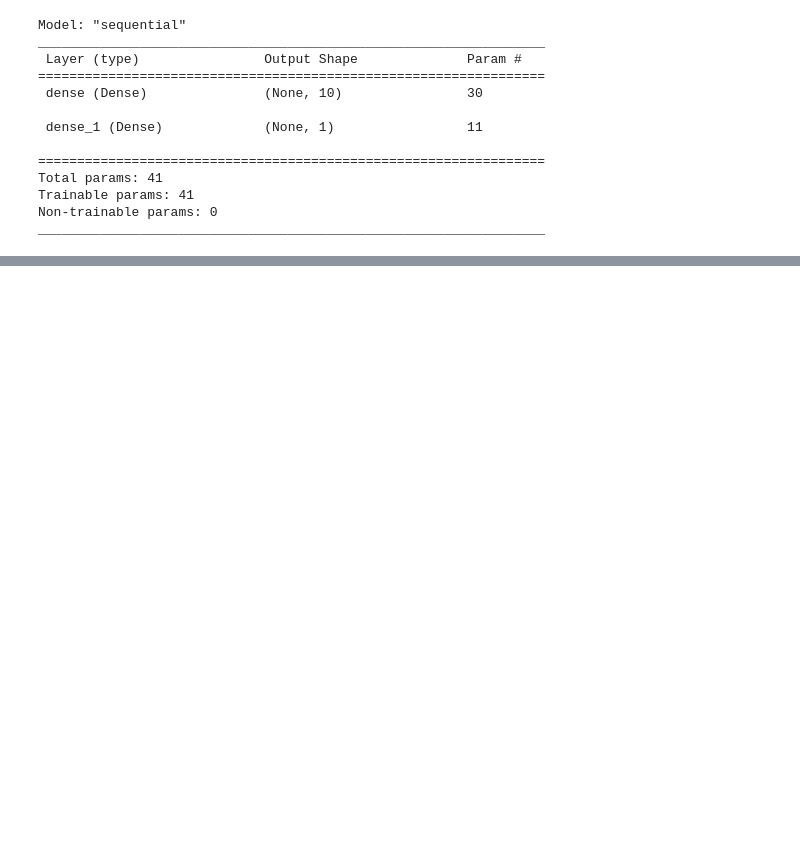
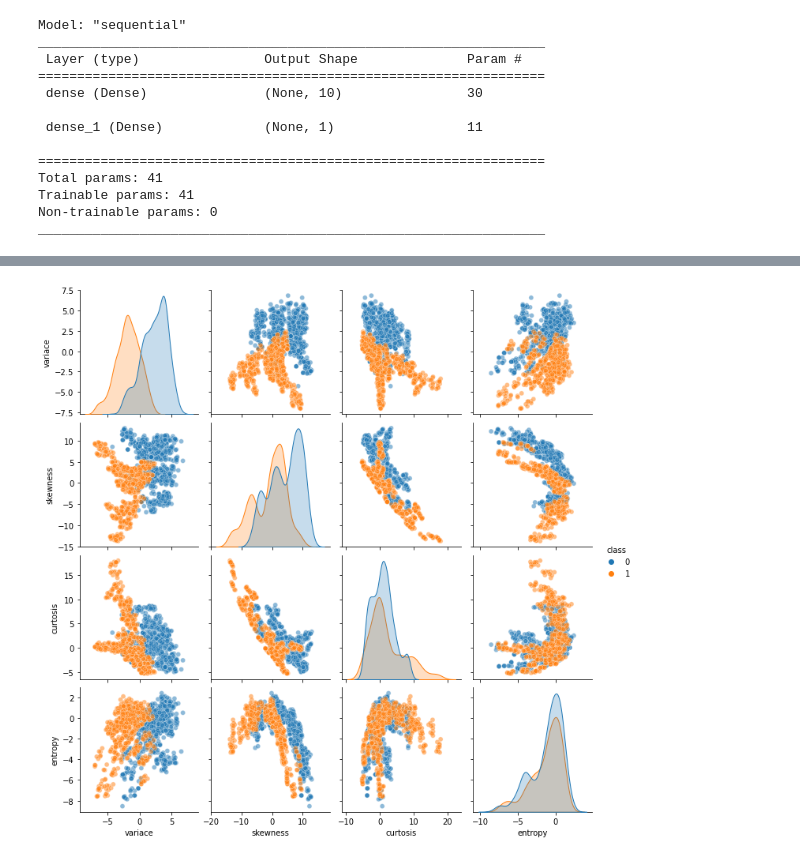
Before and after one commit to alipourmotlagh/DeepLearning, a Jupyter notebook: IntroDeeepLearning.ipynb, the cells around one changed output, grey strips where cells are left out. Saved outputs shown, nothing was run; the diff lists cells and outputs as text; code cells hidden in the pictures; blank space fills up the shorter version.

```diff
--- a/IntroDeeepLearning.ipynb
+++ b/IntroDeeepLearning.ipynb
@@ -32,0 +1127,3 @@ _________________________________________________________________
+# %%
+banknotes = pd.read_csv('banknotes.csv')
+banknotes.head()
@@ -32,0 +1152,11 @@ _________________________________________________________________
+# %%
+# Import seaborn
+import seaborn as sns
+
+# Use pairplot and set the hue to be our class column
+sns.pairplot(banknotes, hue='class', plot_kws={'alpha':0.5})
+
+# Show the plot
+plt.show()
+# %% [output]
+[figure, added]
```
Also changed, not shown: parts of 62 cells of this notebook.
